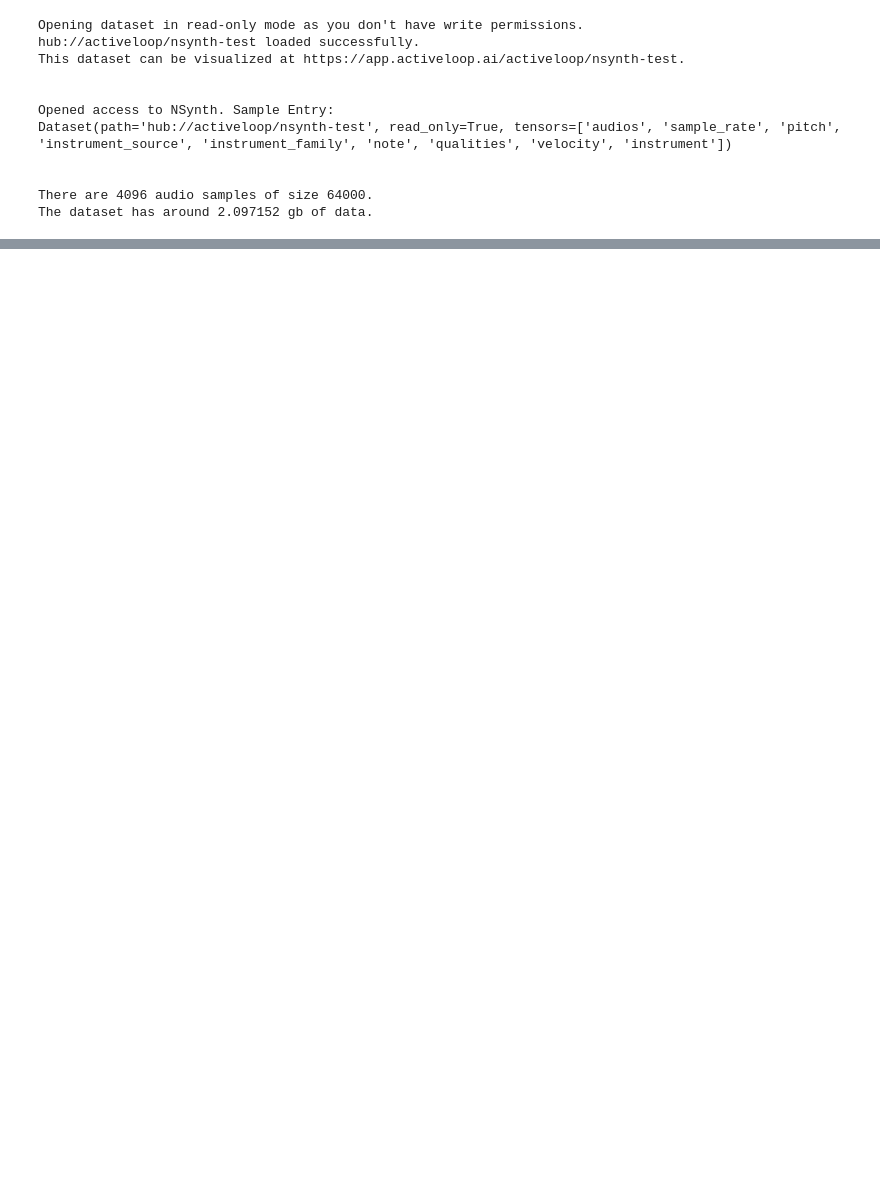
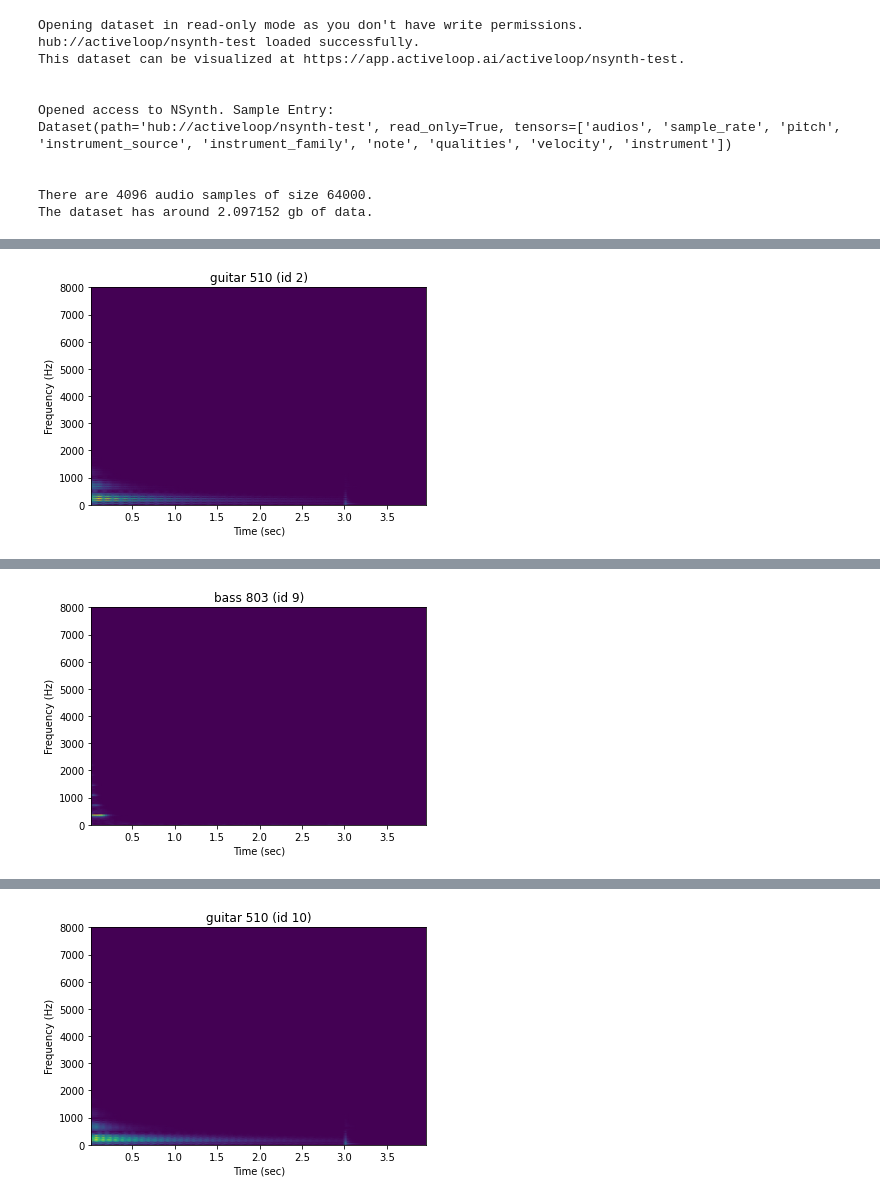
Before and after one commit to jakeval/spectroconv, a Jupyter notebook: data_demo.ipynb, the cells around one changed output, grey strips where cells are left out. Drawn from its saved outputs; the diff is of its cells as text; code cells hidden in the pictures; blank space fills up the shorter version.

Commit message:
data_demo now constructs a subset of the dataset

```diff
--- a/data_demo.ipynb
+++ b/data_demo.ipynb
@@ -50,6 +57,7 @@ Loaded 4e-06 gb of data in 0.0046198368072509766 seconds
 sample_rate = ds.sample_rate[0].numpy()[0]
 # %%
 instruments = ['bass', 'brass', 'flute', 'guitar', 'keyboard', 'mallet', 'organ', 'reed', 'string', 'synth_lead', 'vocal']
+instrument_index = dict([(v,i) for i, v in enumerate(instruments)])
 # %%
 def clean_samples(samples):
     return samples.reshape((samples.shape[0], samples.shape[1])).astype('float32')
@@ -96,0 +197,3 @@ for i in range(number_to_show):
+# %%
+df_raw = load_selection(selection, selection_subset_size=None)
+df_raw
@@ -96,0 +217,30 @@ for i in range(number_to_show):
+# %%
+class Spectrogram:
+    def __init__(self, f, t, s, audio, sample_rate):
+        self.f = f
+        self.t = t
+        self.s = s
+        self.audio = audio
+        self.sr = sample_rate
+
+    def visualize(self):
+        fig, ax = plt.subplots()
+        ax.pcolormesh(self.t, self.f, self.s, shading='gouraud')
+        ax.set_ylabel('Frequency (Hz)')
+        ax.set_xlabel('Time (sec)')
+        return fig, ax
+
+    def play(self):
+        show_audio = display.Audio(self.audio, rate=self.sr)
+        display.DisplayHandle().display(show_audio)
+
+
+def create_spectrograms(df, sample_rate, window_size=512):
+    audio = np.vstack(df['audio'])
+    f, t, s = fft(audio, sample_rate, window_size=window_size)
+    spectrograms = [Spectrogram(f, t, s[i], audio[i], sample_rate) for i in range(s.shape[0])]
+    df['spectrogram'] = spectrograms
+    return df
+
+df = create_spectrograms(df_raw, sample_rate)
+df
@@ -96,0 +261,12 @@ for i in range(number_to_show):
+# %%
+num_to_visualize = 5
+for i in range(num_to_visualize):
+    spectrogram = df.iloc[i]['spectrogram']
+    fig, ax = spectrogram.visualize()
+    instrument_family = instruments[df.iloc[i]['instrument_family']]
+    instrument = df.iloc[i]['instrument']
+    ax.set_title(f"{instrument_family} {instrument} (id {df.iloc[i]['id']})")
+    plt.show(fig)
+    spectrogram.play()
+# %% [output]
+[figure, added]
@@ -96,0 +274 @@ for i in range(number_to_show):
+[figure, added]
@@ -96,0 +276 @@ for i in range(number_to_show):
+[figure, added]
```
Also changed, not shown: parts of 10 cells of this notebook.
